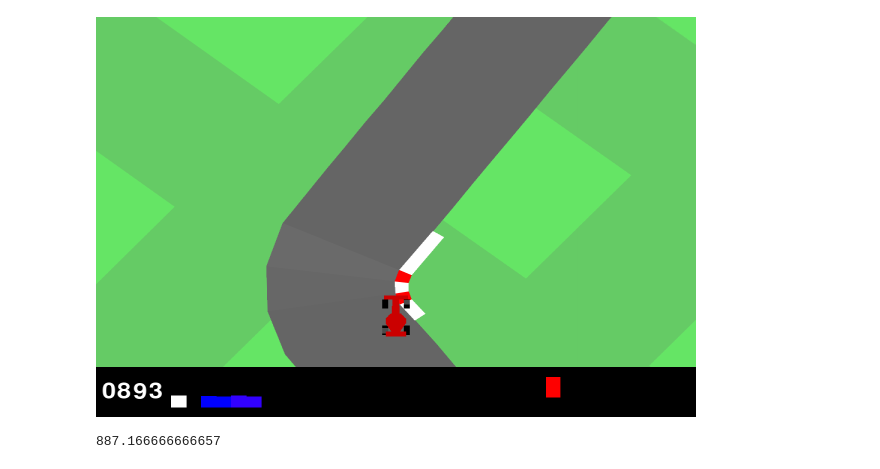
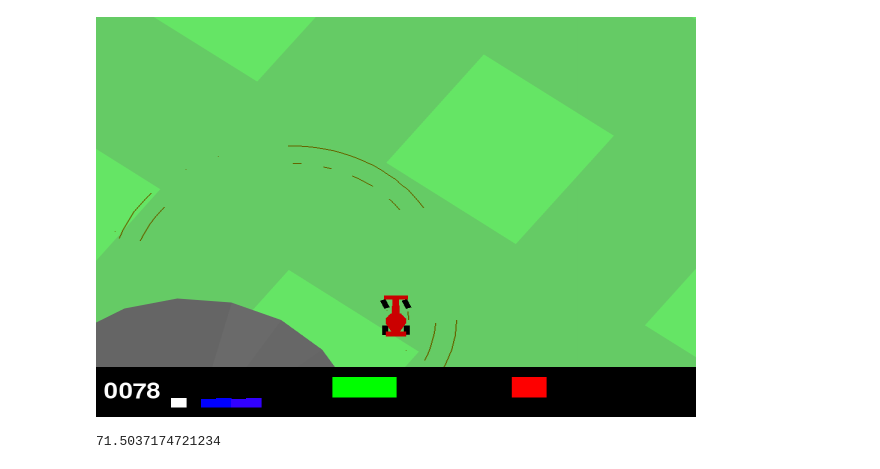
Before and after one commit to ikjeong/AI20041_CarRacing_Project, a Jupyter notebook: main.ipynb, the cells around one changed output. Drawn from its saved outputs; the diff is of its cells as text; code cells hidden in the pictures.

```diff
--- a/main.ipynb
+++ b/main.ipynb
@@ -277,56 +108,41 @@ def plot_statistics(x, y, title, x_axis, y_axis):
     plt.savefig(f'{title.replace(" ", "_")}.png')  # 공백 대신 밑줄 사용
     plt.show()
 # %%
+
 eval_env = gym.make('CarRacing-v2', continuous=False, render_mode='rgb_array')
 eval_env = CarEnvironment(eval_env)
 n_actions = eval_env.action_space
 agent = DQN(n_actions)
-agent.load_model(400)
+agent.load_model(100)
 
 frames = []
 scores = 0
 s, _ = eval_env.reset()
 
 eval_env.np_random = np.random.default_rng(42)
 
 done, ret = False, 0
 
 from PIL import Image as PILImage
 def render2img(_img): return PILImage.fromarray(_img, "RGB")
 handle = display(None, display_id=True)
 while not done:
     _render = eval_env.render()
     handle.update(render2img(_render))
     frames.append(_render)
     s = torch.tensor(s, dtype=torch.float32, device=device).unsqueeze(0)
     a = agent.select_action(s, evaluation_phase=True)
     discrete_action = a.item() % 5
     s_prime, r, terminated, truncated, info = eval_env.step(discrete_action)
     s = s_prime
     ret += r
     done = terminated or truncated
     if terminated:
       print(terminated)
 
 scores += ret
 
 print(scores)
-def animate(imgs, video_name, _return=True):
-    import cv2
-    import os
-    import string
-    import random
-
-    if video_name is None:
-        video_name = ''.join(random.choice(string.ascii_letters) for i in range(18)) + '.webm'
-    height, width, layers = imgs[0].shape
-    fourcc = cv2.VideoWriter_fourcc(*'VP90')
-    video = cv2.VideoWriter(video_name, fourcc, 10, (width, height))
-
-    for img in imgs:
-        img = cv2.cvtColor(img, cv2.COLOR_BGR2RGB)
-        video.write(img)
-    video.release()
 # %% [output]
-[figure, old version]
+[figure, new version]
-887.166666666657
+71.5037174721234
```
Also changed, not shown: parts of 10 cells of this notebook, 3 other files.
